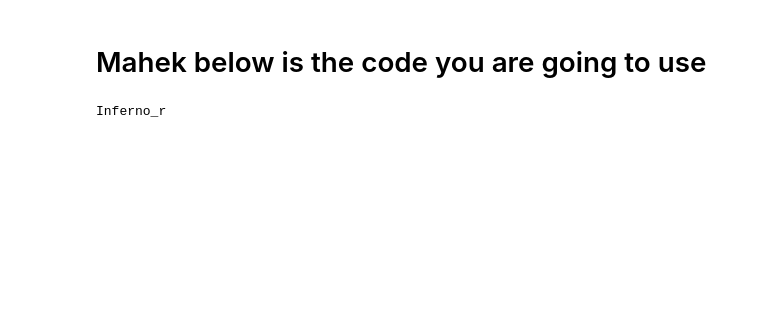
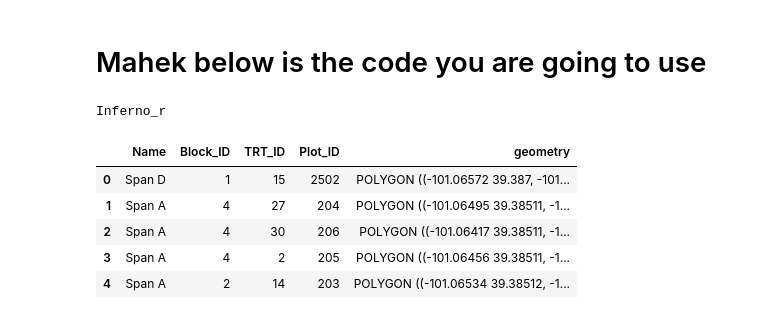
Before and after one commit to sidharthrai/TAPS-2024-Hackathon, a Jupyter notebook: sidharth_rai/port_code.ipynb, the cells around one changed output. Cells and saved outputs as stored; diff of their text form; code cells hidden in the pictures; blank space fills up the shorter version.

```diff
--- a/sidharth_rai/port_code.ipynb
+++ b/sidharth_rai/port_code.ipynb
@@ -189,7 +189,8 @@ import rioxarray  # For raster clipping
 from scipy.interpolate import griddata
 import numpy as np
 import xarray as xr
-
+import pandas as pd
+from shapely.geometry import Point
 
 # Load EC data and create GeoDataFrame
 ec_data = pd.read_excel("../Data/ec_data/2024_TAPS_Veris_raw_spatial_data.xlsx")
@@ -204,71 +205,37 @@ plot_boundary = gpd.read_file("../Data/plot_boundaries/Map with all plots/2024_C
 points = np.array(list(zip(ec_vector_data.geometry.x, ec_vector_data.geometry.y)))
 ec_shallow = ec_vector_data['EC SH'].values
 ec_deep = ec_vector_data['EC DP'].values
 
 # Define grid parameters for interpolation
 x_min, x_max = points[:, 0].min(), points[:, 0].max()
 y_min, y_max = points[:, 1].min(), points[:, 1].max()
 grid_x, grid_y = np.mgrid[x_min:x_max:200j, y_min:y_max:200j]
 
 # Interpolated grids
 grid_z_shallow = griddata(points, ec_shallow, (grid_x, grid_y), method='cubic')
 grid_z_deep = griddata(points, ec_deep, (grid_x, grid_y), method='cubic')
 
 # Convert interpolated grids to xarray DataArrays for clipping
 ec_shallow_da = xr.DataArray(grid_z_shallow, dims=("y", "x"),
                              coords={"y": np.linspace(y_min, y_max, grid_y.shape[1]),
                                      "x": np.linspace(x_min, x_max, grid_x.shape[0])})
 ec_deep_da = xr.DataArray(grid_z_deep, dims=("y", "x"),
                           coords={"y": np.linspace(y_min, y_max, grid_y.shape[1]),
                                   "x": np.linspace(x_min, x_max, grid_x.shape[0])})
 
 # Set CRS to match the plot boundary CRS
 ec_shallow_da.rio.set_crs("EPSG:4326")
 ec_deep_da.rio.set_crs("EPSG:4326")
 print('Inferno_r')
 
 
-fig = go.Figure()
 
-selected_plot = plot_boundary.index[0]
-# Extract selected plot boundary
-selected_boundary = plot_boundary.loc[[selected_plot], 'geometry']
-
-# clip_fn = lambda polygon, R: R.rio.clip( [polygon.geometry],
-#                                     crs = R.rio.crs,
-#                                     all_touched = True)
-
-# Clip EC shallow and deep rasters to the selected plot boundary
-ec_shallow_clipped = ec_shallow_da.rio.clip(selected_boundary.geometry, drop=True,all_touched = True)
-ec_deep_clipped = ec_deep_da.rio.clip(selected_boundary.geometry, drop=True,all_touched = True)
-
-# Plot EC Shallow
-fig.add_trace(go.Heatmap(
-    z=ec_shallow_clipped.values,
-    x=ec_shallow_clipped.coords['x'].values,
-    y=ec_shallow_clipped.coords['y'].values,
-    colorscale="Inferno_r",
-    colorbar=dict(title="EC Shallow"),
-    zsmooth="best"
-))
-
-
-# Add plot boundary outline
-boundary_x, boundary_y = list(selected_boundary.geometry.iloc[0].exterior.xy[0]), list(selected_boundary.geometry.iloc[0].exterior.xy[1])
-fig.add_trace(go.Scatter(
-    x=boundary_x,
-    y=boundary_y,
-    mode="lines",
-    line=dict(color="black", width=2),
-    name="Plot Boundary"
-))
-
-# Update layout
-fig.update_layout(
-    title=f"Clipped EC Data for Plot {selected_plot}",
-    xaxis_title="Longitude",
-    yaxis_title="Latitude",
-    template="plotly_white"
-)
+plot_boundary.head()
 # %% [output]
 Inferno_r
+|  | Name | Block_ID | TRT_ID | Plot_ID | geometry |
+| 0 | Span D | 1 | 15 | 2502 | POLYGON ((-101.06572 39.387, -101... |
+| 1 | Span A | 4 | 27 | 204 | POLYGON ((-101.06495 39.38511, -1... |
+| 2 | Span A | 4 | 30 | 206 | POLYGON ((-101.06417 39.38511, -1... |
+| 3 | Span A | 4 | 2 | 205 | POLYGON ((-101.06456 39.38511, -1... |
+| 4 | Span A | 2 | 14 | 203 | POLYGON ((-101.06534 39.38512, -1... |
```
Also changed, not shown: parts of 2 cells of this notebook, 17 other files.
